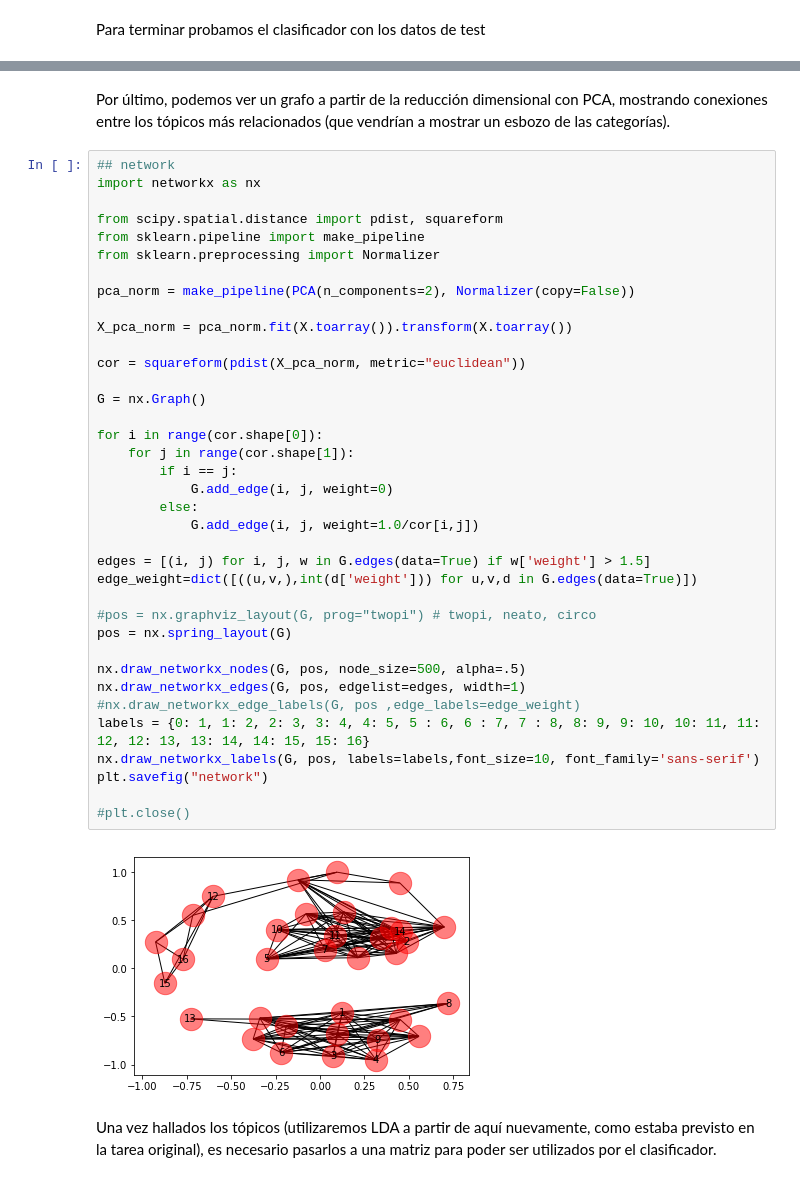
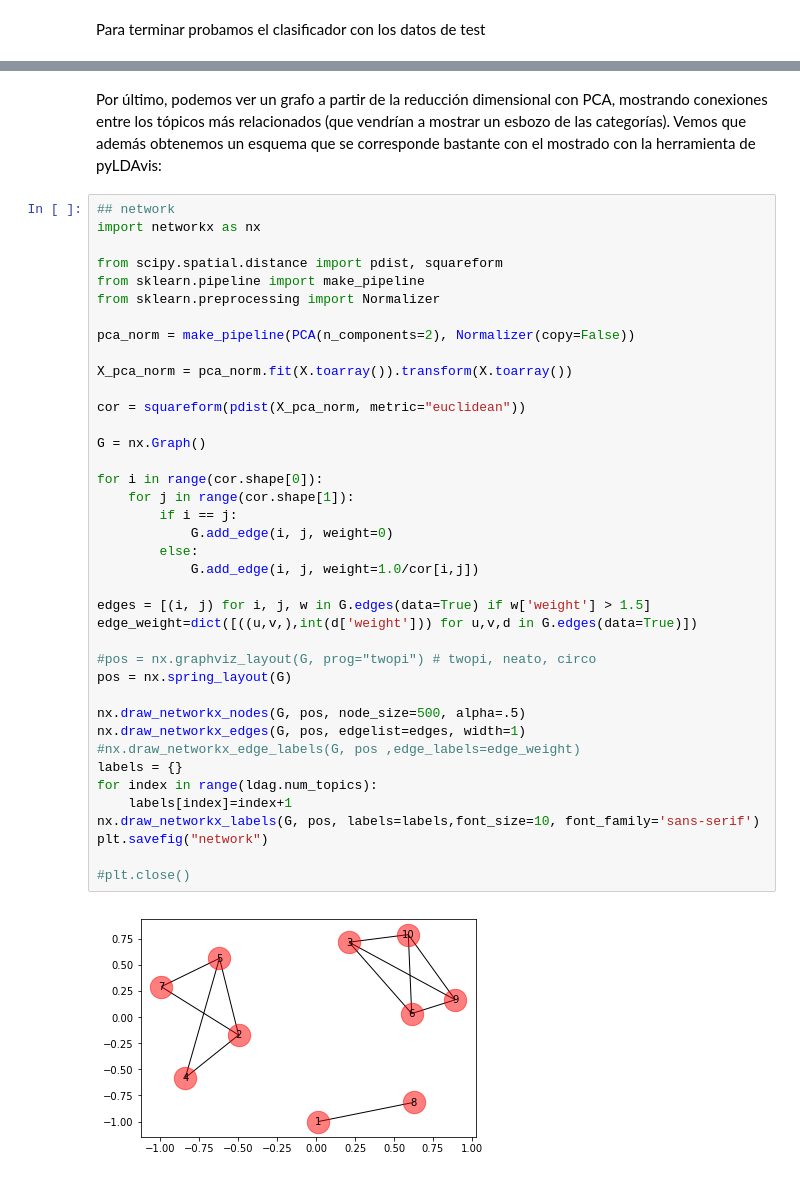
Before and after one commit to pabloizq96/Proyecto-Final---TD, a Jupyter notebook: Proyecto.ipynb, the cells around one changed output, grey strips where cells are left out. Cells and saved outputs as stored; diff of their text form.

```diff
--- a/Proyecto.ipynb
+++ b/Proyecto.ipynb
@@ -457,5 +426,5 @@ plt.savefig("pca_words")
 # %% [markdown]
-Por último, podemos ver un grafo a partir de la reducción dimensional con PCA, mostrando conexiones entre los tópicos más relacionados (que vendrían a mostrar un esbozo de las categorías).
+Por último, podemos ver un grafo a partir de la reducción dimensional con PCA, mostrando conexiones entre los tópicos más relacionados (que vendrían a mostrar un esbozo de las categorías). Vemos que además obtenemos un esquema que se corresponde bastante con el mostrado con la herramienta de pyLDAvis:
 # %%
 ## network
 import networkx as nx
@@ -466,34 +435,34 @@ from sklearn.preprocessing import Normalizer
 
 pca_norm = make_pipeline(PCA(n_components=2), Normalizer(copy=False))
 
 X_pca_norm = pca_norm.fit(X.toarray()).transform(X.toarray())
 
 cor = squareform(pdist(X_pca_norm, metric="euclidean"))
 
 G = nx.Graph()
 
 for i in range(cor.shape[0]):
     for j in range(cor.shape[1]):
         if i == j:
             G.add_edge(i, j, weight=0)
         else:
             G.add_edge(i, j, weight=1.0/cor[i,j])
 
 edges = [(i, j) for i, j, w in G.edges(data=True) if w['weight'] > 1.5]
 edge_weight=dict([((u,v,),int(d['weight'])) for u,v,d in G.edges(data=True)])
 
 #pos = nx.graphviz_layout(G, prog="twopi") # twopi, neato, circo
 pos = nx.spring_layout(G)
 
 nx.draw_networkx_nodes(G, pos, node_size=500, alpha=.5)
 nx.draw_networkx_edges(G, pos, edgelist=edges, width=1)
 #nx.draw_networkx_edge_labels(G, pos ,edge_labels=edge_weight)
-labels = {0: 1, 1: 2, 2: 3, 3: 4, 4: 5, 5 : 6, 6 : 7, 7 : 8, 8: 9, 9: 10, 10: 11, 11: 12, 12: 13, 13: 14, 14: 15, 15: 16}
+labels = {}
+for index in range(ldag.num_topics):
+    labels[index]=index+1
 nx.draw_networkx_labels(G, pos, labels=labels,font_size=10, font_family='sans-serif')
 plt.savefig("network")
 
 #plt.close()
 # %% [output]
-[figure, old version]
+[figure, new version]
-# %% [markdown]
-Una vez hallados los tópicos (utilizaremos LDA a partir de aquí nuevamente, como estaba previsto en la tarea original), es necesario pasarlos a una matriz para poder ser utilizados por el clasificador.
```
Also changed, not shown: parts of 22 cells of this notebook.
